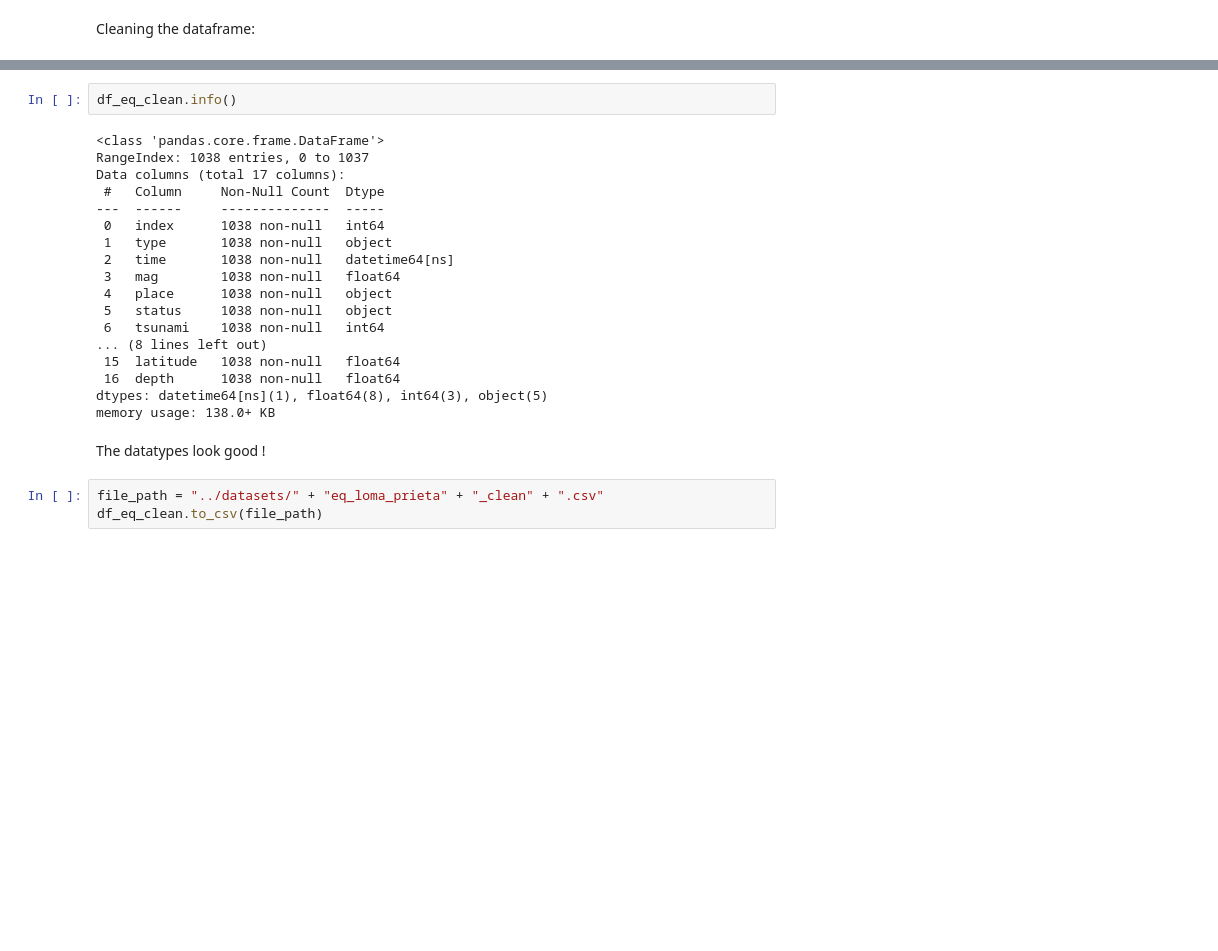
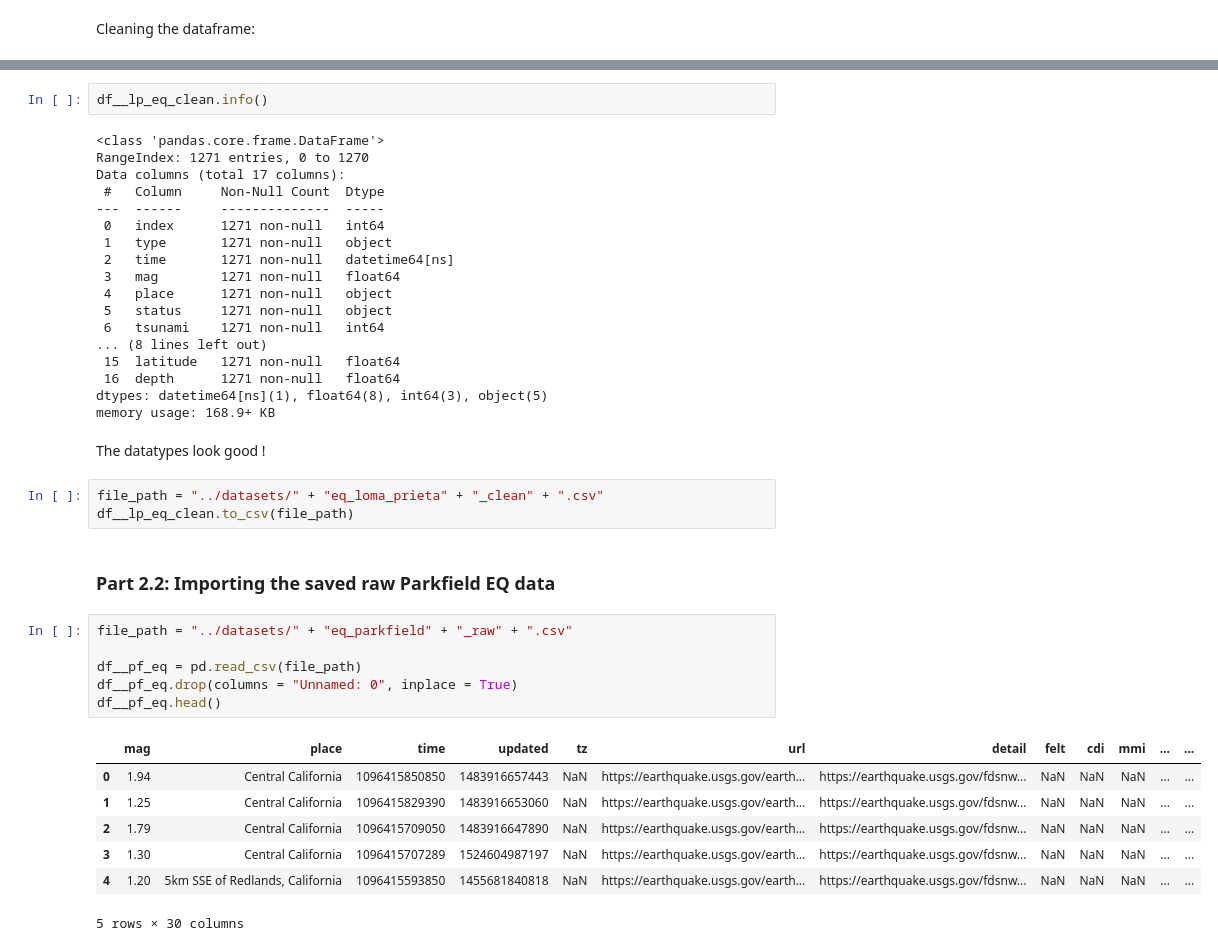
Before and after one commit to saiedmighani/earthquake_time_series_LSTM, a Jupyter notebook: codes/P02_Data_Cleaning.ipynb, the cells around one changed output, grey strips where cells are left out. Drawn from its saved outputs; the diff is of its cells as text; blank space fills up the shorter version.

```diff
--- a/codes/P02_Data_Cleaning.ipynb
+++ b/codes/P02_Data_Cleaning.ipynb
@@ -124,27 +124,43 @@ df_eq_clean.head()
 | 3 | 3 | earthquake | 1989-10-18 23:37:54.640 | 2.09 | Northern California | reviewed | 0 | 67 | nc | 28.0 | 0.02252 | ... |
 | 4 | 4 | earthquake | 1989-10-18 23:33:41.010 | 1.65 | Northern California | reviewed | 0 | 42 | nc | 17.0 | 0.03423 | ... |
 # %%
-df_eq_clean.info()
+df__lp_eq_clean.info()
 # %% [output]
 <class 'pandas.core.frame.DataFrame'>
-RangeIndex: 1038 entries, 0 to 1037
+RangeIndex: 1271 entries, 0 to 1270
 Data columns (total 17 columns):
  #   Column     Non-Null Count  Dtype
 ---  ------     --------------  -----
- 0   index      1038 non-null   int64
- 1   type       1038 non-null   object
- 2   time       1038 non-null   datetime64[ns]
- 3   mag        1038 non-null   float64
- 4   place      1038 non-null   object
- 5   status     1038 non-null   object
- 6   tsunami    1038 non-null   int64
+ 0   index      1271 non-null   int64
+ 1   type       1271 non-null   object
+ 2   time       1271 non-null   datetime64[ns]
+ 3   mag        1271 non-null   float64
+ 4   place      1271 non-null   object
+ 5   status     1271 non-null   object
+ 6   tsunami    1271 non-null   int64
 ... (8 lines left out)
- 15  latitude   1038 non-null   float64
- 16  depth      1038 non-null   float64
+ 15  latitude   1271 non-null   float64
+ 16  depth      1271 non-null   float64
 dtypes: datetime64[ns](1), float64(8), int64(3), object(5)
-memory usage: 138.0+ KB
+memory usage: 168.9+ KB
 # %% [markdown]
 The datatypes look good !
 # %%
 file_path = "../datasets/" + "eq_loma_prieta" + "_clean" + ".csv"
-df_eq_clean.to_csv(file_path)
+df__lp_eq_clean.to_csv(file_path)
+# %% [markdown]
+### Part 2.2: Importing the saved raw Parkfield EQ data
+# %%
+file_path = "../datasets/" + "eq_parkfield" + "_raw" + ".csv"
+
+df__pf_eq = pd.read_csv(file_path)
+df__pf_eq.drop(columns = "Unnamed: 0", inplace = True)
+df__pf_eq.head()
+# %% [output]
+|  | mag | place | time | updated | tz | url | detail | felt | cdi | mmi | ... | ... |
+| 0 | 1.94 | Central California | 1096415850850 | 1483916657443 | NaN | https://earthquake.usgs.gov/earth... | https://earthquake.usgs.gov/fdsnw... | NaN | NaN | NaN | ... | ... |
+| 1 | 1.25 | Central California | 1096415829390 | 1483916653060 | NaN | https://earthquake.usgs.gov/earth... | https://earthquake.usgs.gov/fdsnw... | NaN | NaN | NaN | ... | ... |
+| 2 | 1.79 | Central California | 1096415709050 | 1483916647890 | NaN | https://earthquake.usgs.gov/earth... | https://earthquake.usgs.gov/fdsnw... | NaN | NaN | NaN | ... | ... |
+| 3 | 1.30 | Central California | 1096415707289 | 1524604987197 | NaN | https://earthquake.usgs.gov/earth... | https://earthquake.usgs.gov/fdsnw... | NaN | NaN | NaN | ... | ... |
+| 4 | 1.20 | 5km SSE of Redlands, California | 1096415593850 | 1455681840818 | NaN | https://earthquake.usgs.gov/earth... | https://earthquake.usgs.gov/fdsnw... | NaN | NaN | NaN | ... | ... |
+5 rows × 30 columns
```
Also changed, not shown: parts of 16 cells of this notebook, 9 other files.
